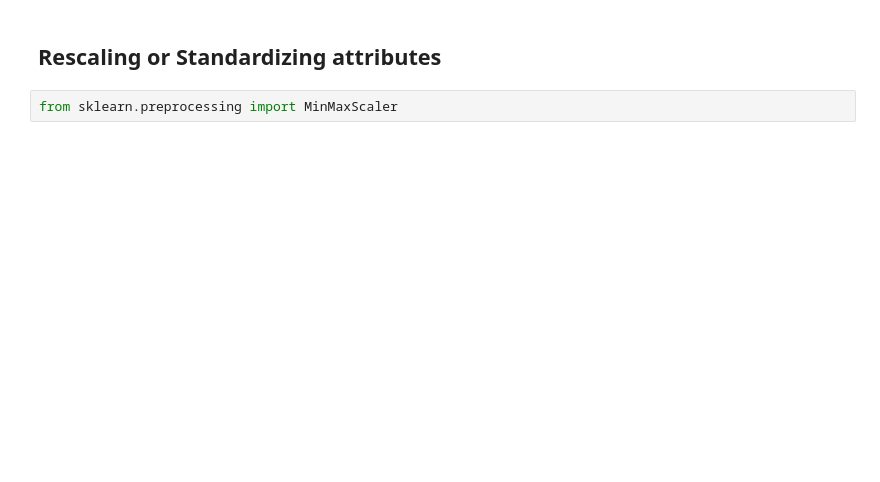
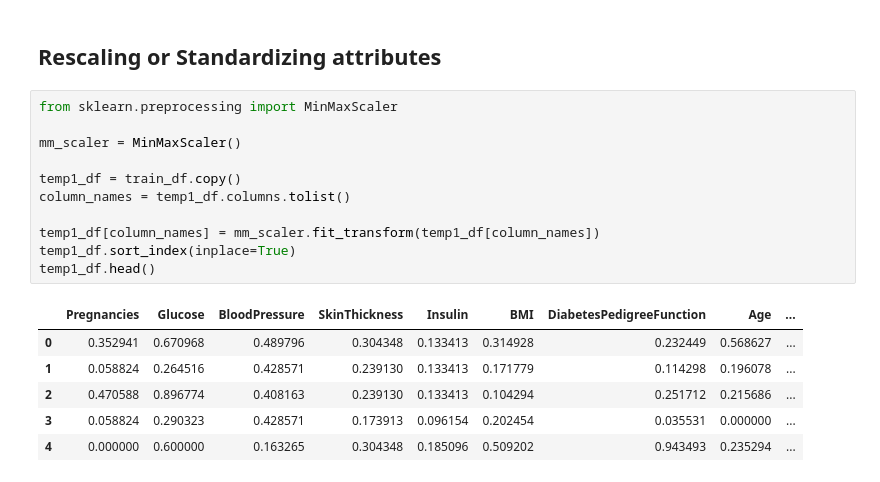
Before and after one commit to swayam-learning/ml_workshop, a Jupyter notebook: data.ipynb, the cells around one changed output. Drawn from its saved outputs; the diff is of its cells as text; blank space fills up the shorter version.

```diff
--- a/data.ipynb
+++ b/data.ipynb
@@ -153,4 +153,20 @@ Encoded fitness value for first 10 entries: [3 1 0 3 1 3 2 2 0 2]
 # %% [markdown]
 ## Rescaling or Standardizing attributes
-# %%
-from sklearn.preprocessing import MinMaxScaler
+# %%
+from sklearn.preprocessing import MinMaxScaler
+
+mm_scaler = MinMaxScaler()
+
+temp1_df = train_df.copy()
+column_names = temp1_df.columns.tolist()
+
+temp1_df[column_names] = mm_scaler.fit_transform(temp1_df[column_names])
+temp1_df.sort_index(inplace=True)
+temp1_df.head()
+# %% [output]
+|  | Pregnancies | Glucose | BloodPressure | SkinThickness | Insulin | BMI | DiabetesPedigreeFunction | Age | ... |
+| 0 | 0.352941 | 0.670968 | 0.489796 | 0.304348 | 0.133413 | 0.314928 | 0.232449 | 0.568627 | ... |
+| 1 | 0.058824 | 0.264516 | 0.428571 | 0.239130 | 0.133413 | 0.171779 | 0.114298 | 0.196078 | ... |
+| 2 | 0.470588 | 0.896774 | 0.408163 | 0.239130 | 0.133413 | 0.104294 | 0.251712 | 0.215686 | ... |
+| 3 | 0.058824 | 0.290323 | 0.428571 | 0.173913 | 0.096154 | 0.202454 | 0.035531 | 0.000000 | ... |
+| 4 | 0.000000 | 0.600000 | 0.163265 | 0.304348 | 0.185096 | 0.509202 | 0.943493 | 0.235294 | ... |
```
Also changed, not shown: parts of 9 cells of this notebook.
